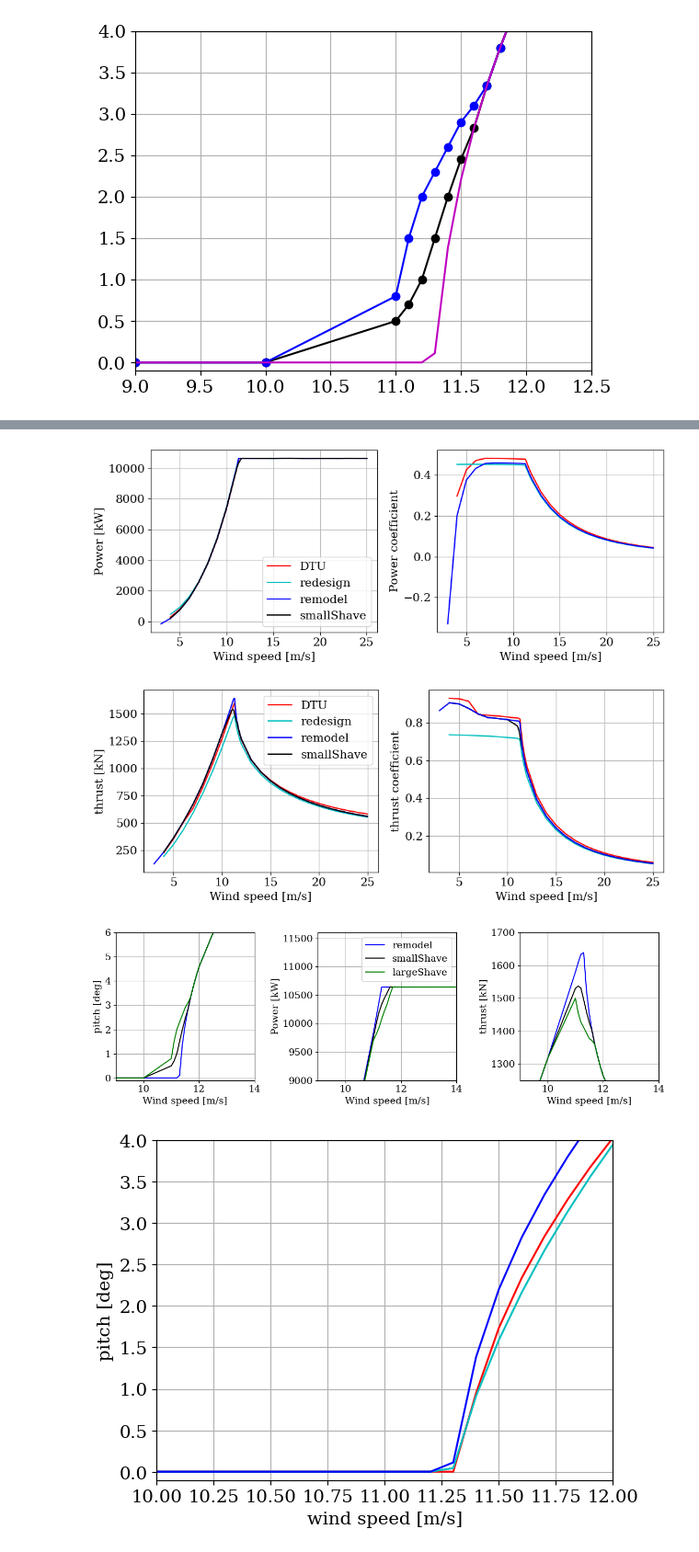
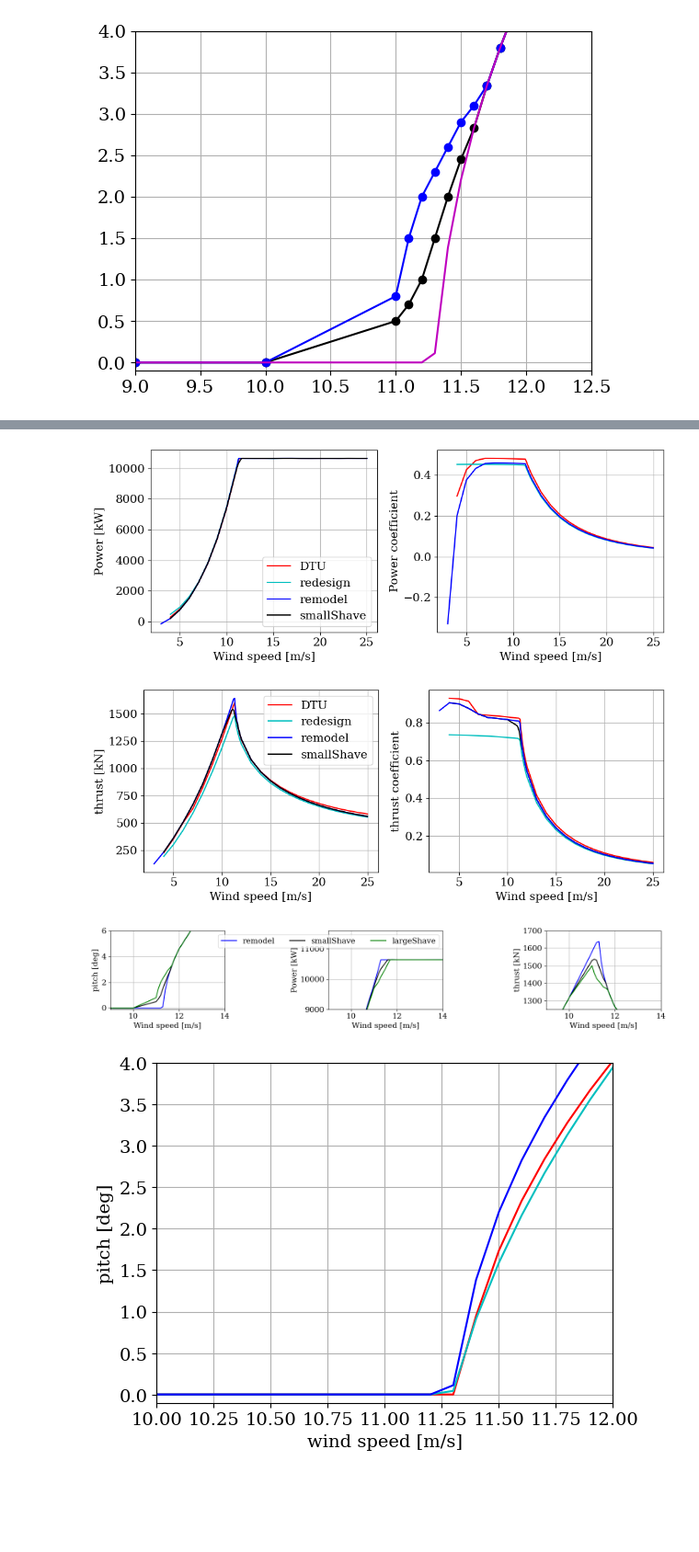
Before and after one commit to nicolaquaia/LAC_final, a Jupyter notebook: assignment_05/01_blade_design.ipynb, the cells around one changed output, grey strips where cells are left out. Shown at 92% size. Saved outputs shown, nothing was run; the diff lists cells and outputs as text; code cells hidden in the pictures; blank space fills up the shorter version.

```diff
--- a/assignment_05/01_blade_design.ipynb
+++ b/assignment_05/01_blade_design.ipynb
@@ -1632,7 +1640,7 @@ plt.show()
 
 
 # small shave and large shave
-fig1, axs1 = plt.subplots(1, 3, num=3, figsize=(12,4), clear=True)
+fig1, axs1 = plt.subplots(1, 3, num=3, figsize=(15,3), clear=True)
 axs1[0].plot(flex_rem['ws_ms'], flex_rem['pitch_deg'], color='b')
 axs1[0].plot(flex_re2['ws_ms'], flex_re2['pitch_deg'], color='k')
 axs1[0].plot(flex_re3['ws_ms'], flex_re3['pitch_deg'], color='g')
@@ -1650,39 +1658,39 @@ axs1[1].set_xlabel("Wind speed [m/s]")
 axs1[1].grid(True)
 axs1[1].set_xlim([9,14])
 axs1[1].set_ylim([9000,11600])
-axs1[1].legend()
+axs1[1].legend(ncol=3)
 
 axs1[2].plot(flex_rem['ws_ms'], flex_rem['thrust_kn'], color='b')
 axs1[2].plot(flex_re2['ws_ms'], flex_re2['thrust_kn'], color='k')
 axs1[2].plot(flex_re3['ws_ms'], flex_re3['thrust_kn'], color='g')
 axs1[2].set_ylabel("thrust [kN]")
 axs1[2].set_xlabel("Wind speed [m/s]")
 axs1[2].grid(True)
 axs1[2].set_xlim([9,14])
 axs1[2].set_ylim([1250,1700])
 
 plt.tight_layout()
 #fig1.legend(loc='lower center', ncol=2, bbox_to_anchor=(0.5, -0.05))
 plt.savefig('plots/bd_large_small_shave.pdf', format='pdf')
 plt.show()
 
 
 
 plt.figure()
 plt.plot(flex_DTU['ws_ms'], flex_DTU['pitch_deg'], color='r')
 plt.plot(flex_our['ws_ms'], flex_our['pitch_deg'], color='c')
 plt.plot(flex_rem['ws_ms'], flex_rem['pitch_deg'], color='b')
 plt.xlabel("wind speed [m/s]")
 plt.ylabel("pitch [deg]")
 plt.xlim(10,12)
 plt.ylim(-0.1,4)
 plt.grid(True)
 plt.show()
 # %% [output]
 output at remodel/data/remodel_flex2.opt
 output at remodel/data/remodel_flex3.opt
 [figure]
 [figure]
 [figure]
-[figure, old version]
+[figure, new version]
 [figure]
```
Also changed, not shown: parts of 1 cell of this notebook, 37 other files.
